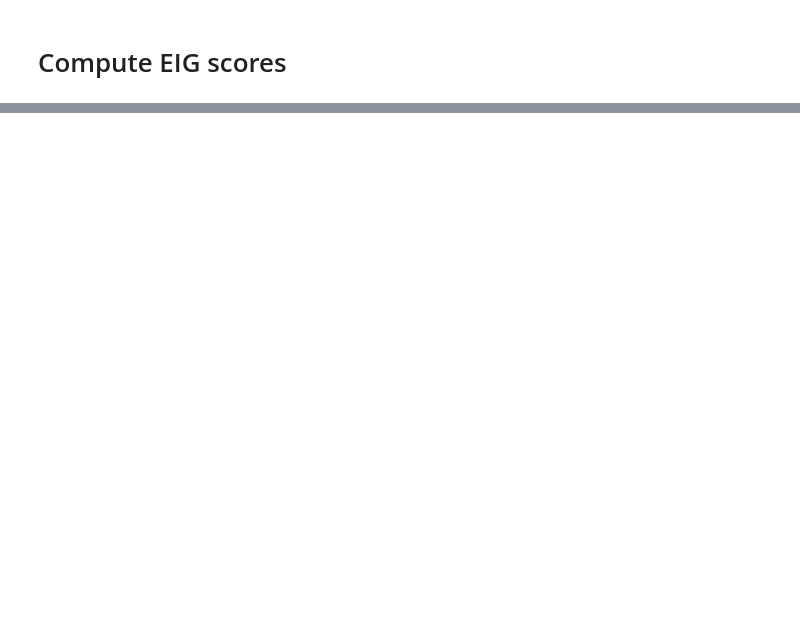
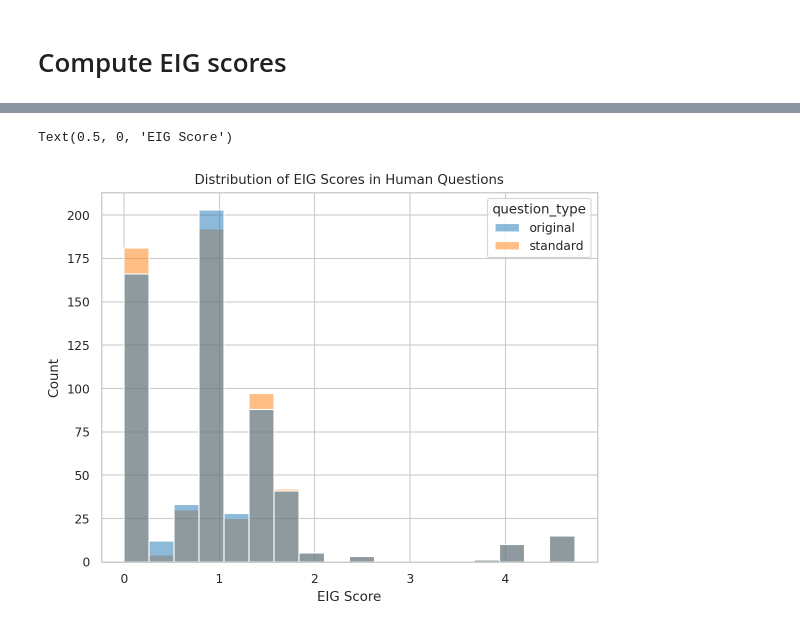
Before and after one commit to gabegrand/battleship, a Jupyter notebook: notebooks/human_question_evaluation.ipynb, the cells around one changed output, grey strips where cells are left out. Saved outputs shown, nothing was run; the diff lists cells and outputs as text; code cells hidden in the pictures; blank space fills up the shorter version.

```diff
--- a/notebooks/human_question_evaluation.ipynb
+++ b/notebooks/human_question_evaluation.ipynb
@@ -110,3 +125,4 @@ compute_score(trial_id=1, code="(size Red)")
 # %%
-for i, row in tqdm(df.iterrows(), total=len(df)):
-    df.loc[i, "score"] = compute_score(trial_id=row["trial"], code=row["code"])
+for question_type in [ORIGINAL, STANDARD]:
+    for i, row in tqdm(df.iterrows(), total=len(df)):
+        df.loc[i, f"{SCORE}_{question_type}"] = compute_score(trial_id=row["trial"], code=row[f"{CODE}_{question_type}"])
@@ -140,0 +131,4 @@ df.query("score > 2.0")
+# %%
+df_long = df.melt(id_vars=["trial", "question_original", "question_standard", "code_original", "code_standard"], value_vars=["score_original", "score_standard"], var_name="question_type", value_name="score")
+df_long["question_type"] = df_long["question_type"].str.replace("score_", "")
+df_long
@@ -140,0 +149,8 @@ df.query("score > 2.0")
+# %%
+# Distribution of scores
+sns.histplot(data=df_long, x=SCORE, hue="question_type")
+plt.title("Distribution of EIG Scores in Human Questions")
+plt.xlabel("EIG Score")
+# %% [output]
+Text(0.5, 0, 'EIG Score')
+[figure, added]
```
Also changed, not shown: parts of 12 cells of this notebook.
